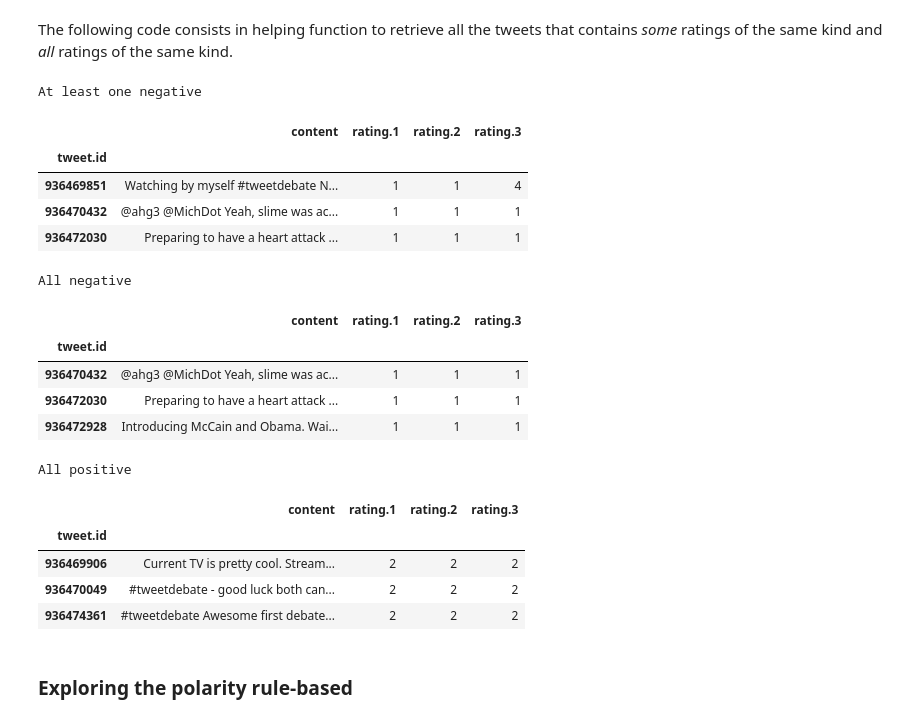
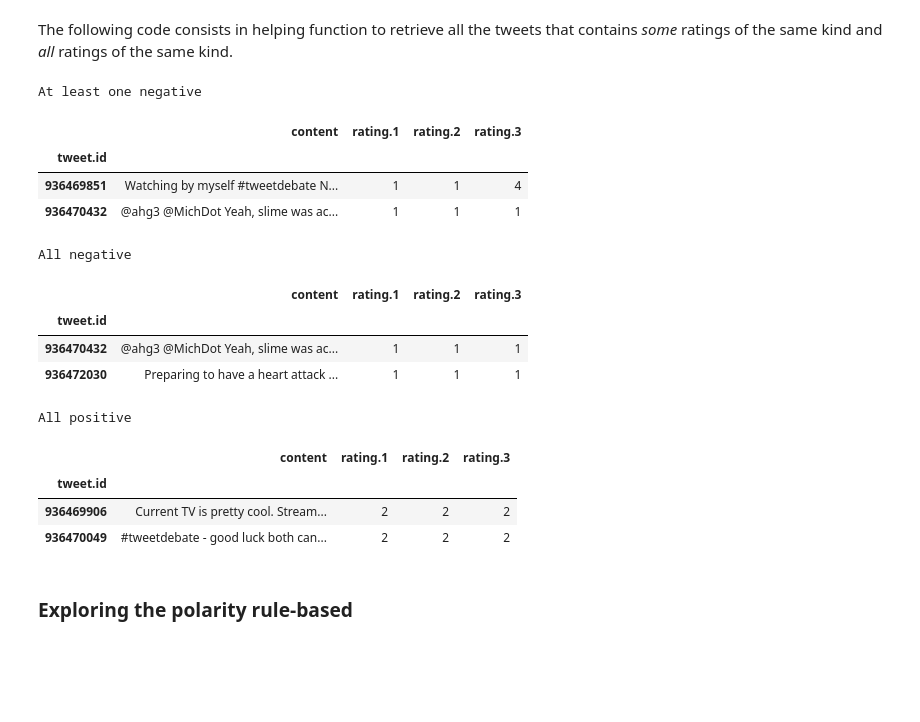
Before and after one commit to ralucacocioban/SentimentClassification, a Jupyter notebook: Politweet.ipynb, the cells around one changed output. Saved outputs shown, nothing was run; the diff lists cells and outputs as text; code cells hidden in the pictures; blank space fills up the shorter version.

```diff
--- a/Politweet.ipynb
+++ b/Politweet.ipynb
@@ -114,35 +114,32 @@ def all_rating(df, rating):
 # %%
 some_negative = some_rating(df, Rating.NEGATIVE)
 all_negative = all_rating(df, Rating.NEGATIVE)
 
 some_positive = some_rating(df, Rating.POSITIVE)
 all_positive = all_rating(df, Rating.POSITIVE)
 
 print "At least one negative"
-display(some_negative[:3][["content", "rating.1", "rating.2", "rating.3"]])
+display(some_negative[:2][["content", "rating.1", "rating.2", "rating.3"]])
 print "All negative"
-display(all_negative[:3][["content", "rating.1", "rating.2", "rating.3"]])
+display(all_negative[:2][["content", "rating.1", "rating.2", "rating.3"]])
 print "All positive"
-display(all_positive[:3][["content", "rating.1", "rating.2", "rating.3"]])
+display(all_positive[:2][["content", "rating.1", "rating.2", "rating.3"]])
 # %% [output]
 At least one negative
 |  | content | rating.1 | rating.2 | rating.3 |
 | tweet.id |  |  |  |  |
 | 936469851 | Watching by myself #tweetdebate N... | 1 | 1 | 4 |
 | 936470432 | @ahg3 @MichDot Yeah, slime was ac... | 1 | 1 | 1 |
-| 936472030 | Preparing to have a heart attack ... | 1 | 1 | 1 |
 All negative
 |  | content | rating.1 | rating.2 | rating.3 |
 | tweet.id |  |  |  |  |
 | 936470432 | @ahg3 @MichDot Yeah, slime was ac... | 1 | 1 | 1 |
 | 936472030 | Preparing to have a heart attack ... | 1 | 1 | 1 |
-| 936472928 | Introducing McCain and Obama. Wai... | 1 | 1 | 1 |
 All positive
 |  | content | rating.1 | rating.2 | rating.3 |
 | tweet.id |  |  |  |  |
 | 936469906 | Current TV is pretty cool. Stream... | 2 | 2 | 2 |
 | 936470049 | #tweetdebate - good luck both can... | 2 | 2 | 2 |
-| 936474361 | #tweetdebate Awesome first debate... | 2 | 2 | 2 |
 # %% [markdown]
 ### Exploring the polarity rule-based
 # %% [markdown]
```
Also changed, not shown: parts of 2 cells of this notebook.
